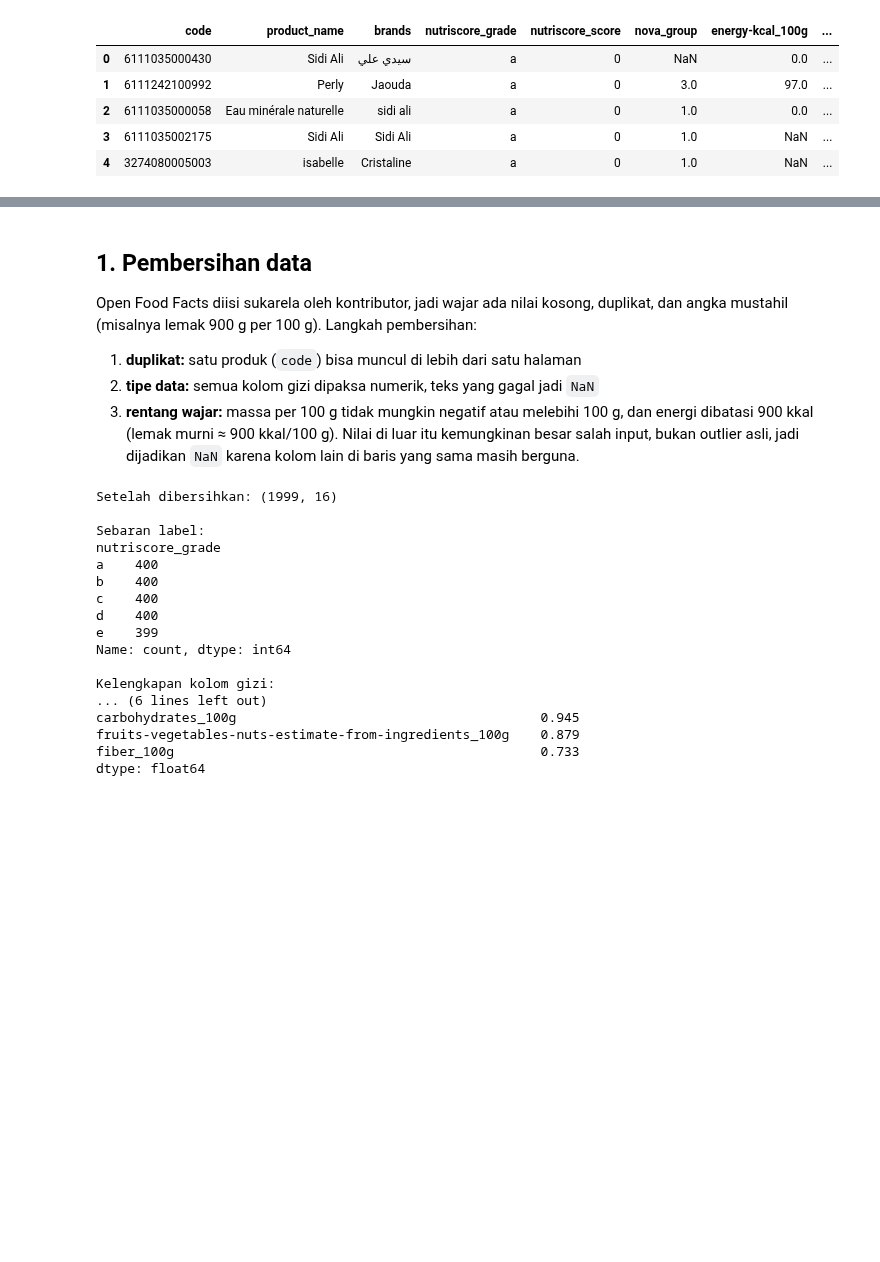
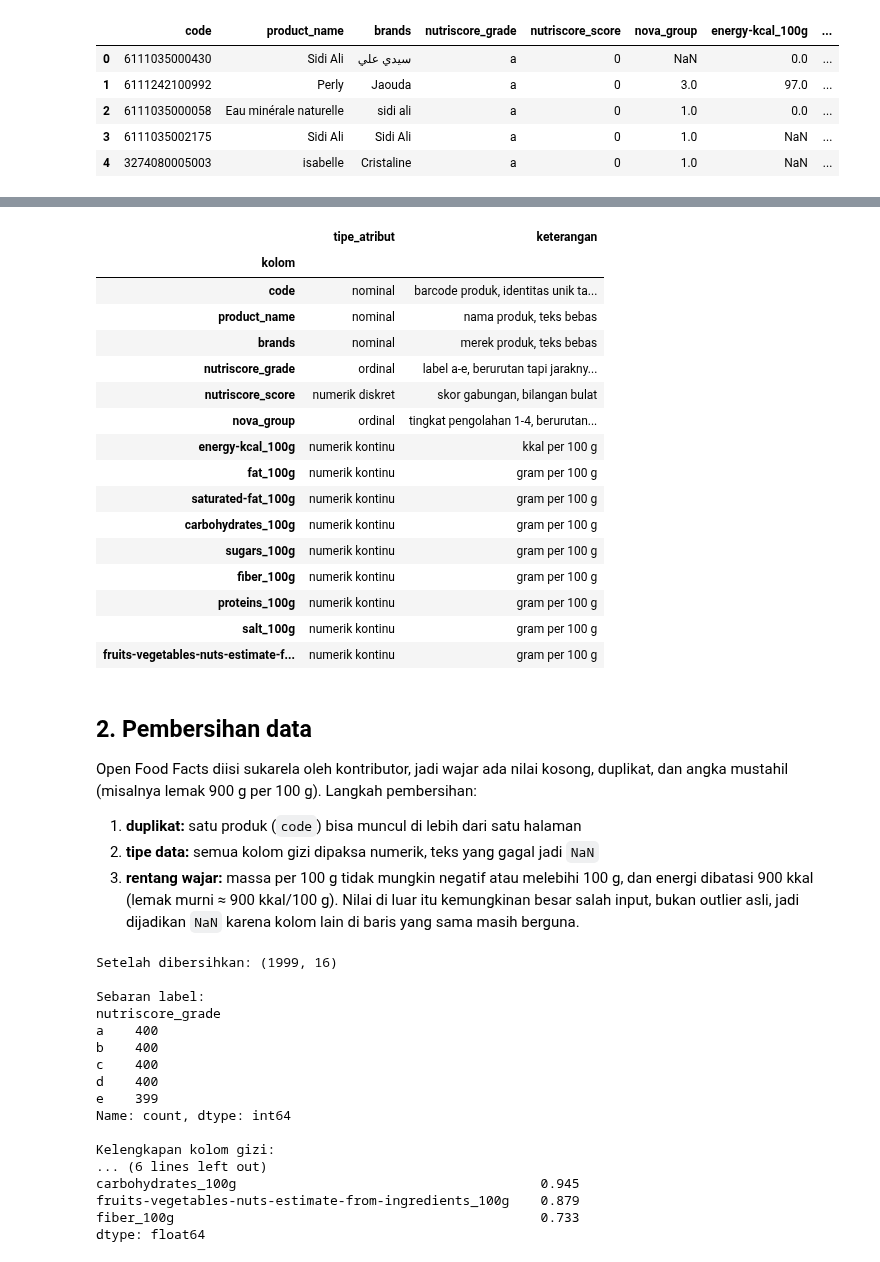
Before and after one commit to AIEngCourses/dm, a Jupyter notebook: week2/praktikum1/5054251024_Muhammad-Irzam-Hafis-Fabiansyah_Tugas_EDA.ipynb, the cells around one changed output, grey strips where cells are left out. Saved outputs shown, nothing was run; the diff lists cells and outputs as text; code cells hidden in the pictures; blank space fills up the shorter version.

```diff
--- a/week2/praktikum1/5054251024_Muhammad-Irzam-Hafis-Fabiansyah_Tugas_EDA.ipynb
+++ b/week2/praktikum1/5054251024_Muhammad-Irzam-Hafis-Fabiansyah_Tugas_EDA.ipynb
@@ -42,5 +80,40 @@ Ukuran: (1999, 15)
+# %%
+ATTR_TYPES = {
+    "code": ("nominal", "barcode produk, identitas unik tanpa urutan"),
+    "product_name": ("nominal", "nama produk, teks bebas"),
+    "brands": ("nominal", "merek produk, teks bebas"),
+    "nutriscore_grade": ("ordinal", "label a-e, berurutan tapi jaraknya tidak setara"),
+    "nutriscore_score": ("numerik diskret", "skor gabungan, bilangan bulat"),
+    "nova_group": ("ordinal", "tingkat pengolahan 1-4, berurutan tapi jaraknya tidak setara"),
+    "energy-kcal_100g": ("numerik kontinu", "kkal per 100 g"),
+}
+ATTR_TYPES.update(
+    {kolom: ("numerik kontinu", "gram per 100 g") for kolom in NUTRIENTS if kolom not in ATTR_TYPES}
+)
+
+tipe = pd.DataFrame(ATTR_TYPES, index=["tipe_atribut", "keterangan"]).T
+tipe.index.name = "kolom"
+tipe
+# %% [output]
+|  | tipe_atribut | keterangan |
+| kolom |  |  |
+| code | nominal | barcode produk, identitas unik ta... |
+| product_name | nominal | nama produk, teks bebas |
+| brands | nominal | merek produk, teks bebas |
+| nutriscore_grade | ordinal | label a-e, berurutan tapi jarakny... |
+| nutriscore_score | numerik diskret | skor gabungan, bilangan bulat |
+| nova_group | ordinal | tingkat pengolahan 1-4, berurutan... |
+| energy-kcal_100g | numerik kontinu | kkal per 100 g |
+| fat_100g | numerik kontinu | gram per 100 g |
+| saturated-fat_100g | numerik kontinu | gram per 100 g |
+| carbohydrates_100g | numerik kontinu | gram per 100 g |
+| sugars_100g | numerik kontinu | gram per 100 g |
+| fiber_100g | numerik kontinu | gram per 100 g |
+| proteins_100g | numerik kontinu | gram per 100 g |
+| salt_100g | numerik kontinu | gram per 100 g |
+| fruits-vegetables-nuts-estimate-f... | numerik kontinu | gram per 100 g |
 # %% [markdown]
-## 1. Pembersihan data
+## 2. Pembersihan data
 
 Open Food Facts diisi sukarela oleh kontributor, jadi wajar ada nilai kosong, duplikat, dan angka mustahil (misalnya lemak 900 g per 100 g). Langkah pembersihan:
 
```
Also changed, not shown: parts of 24 cells of this notebook, 1 other file.
